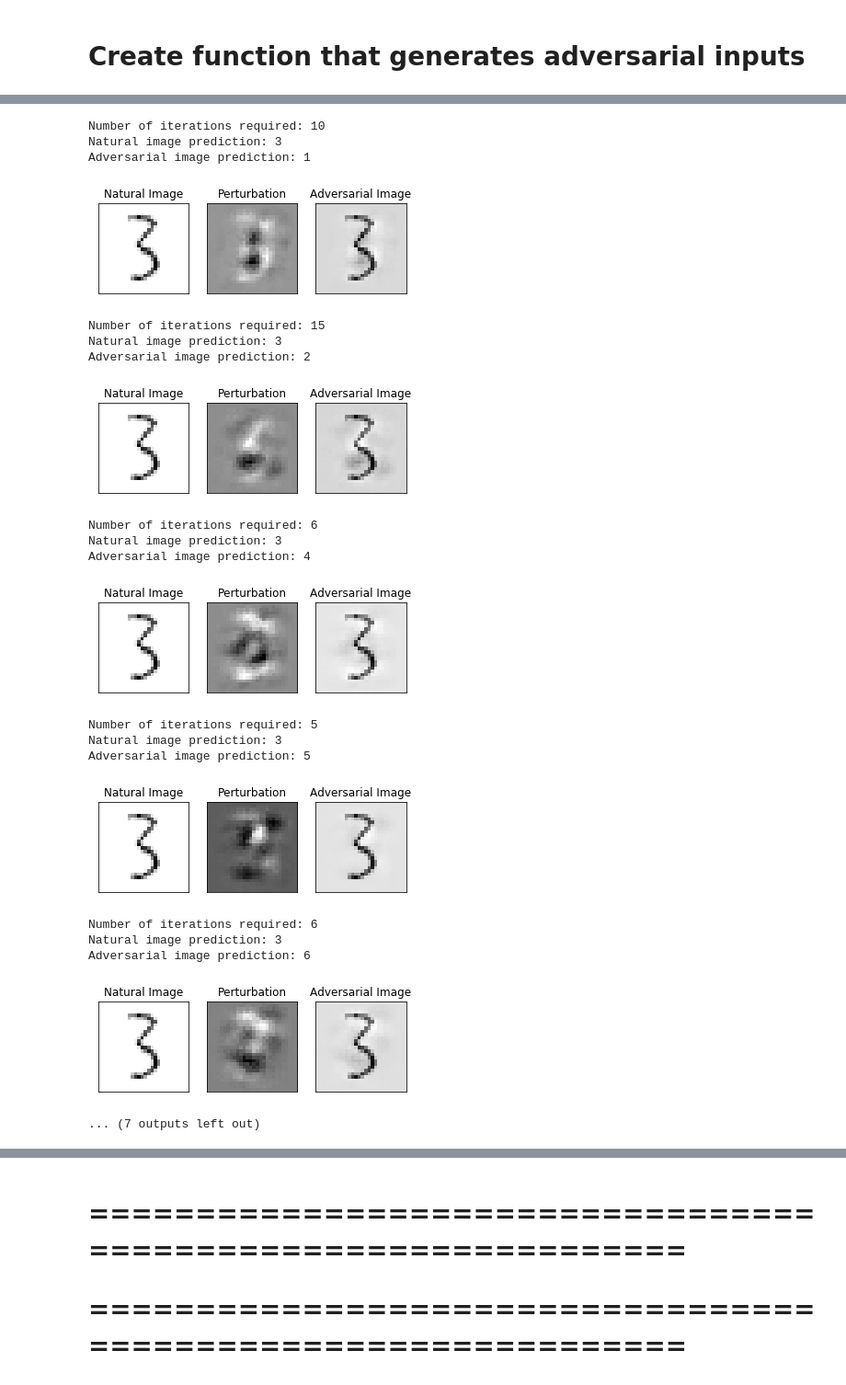
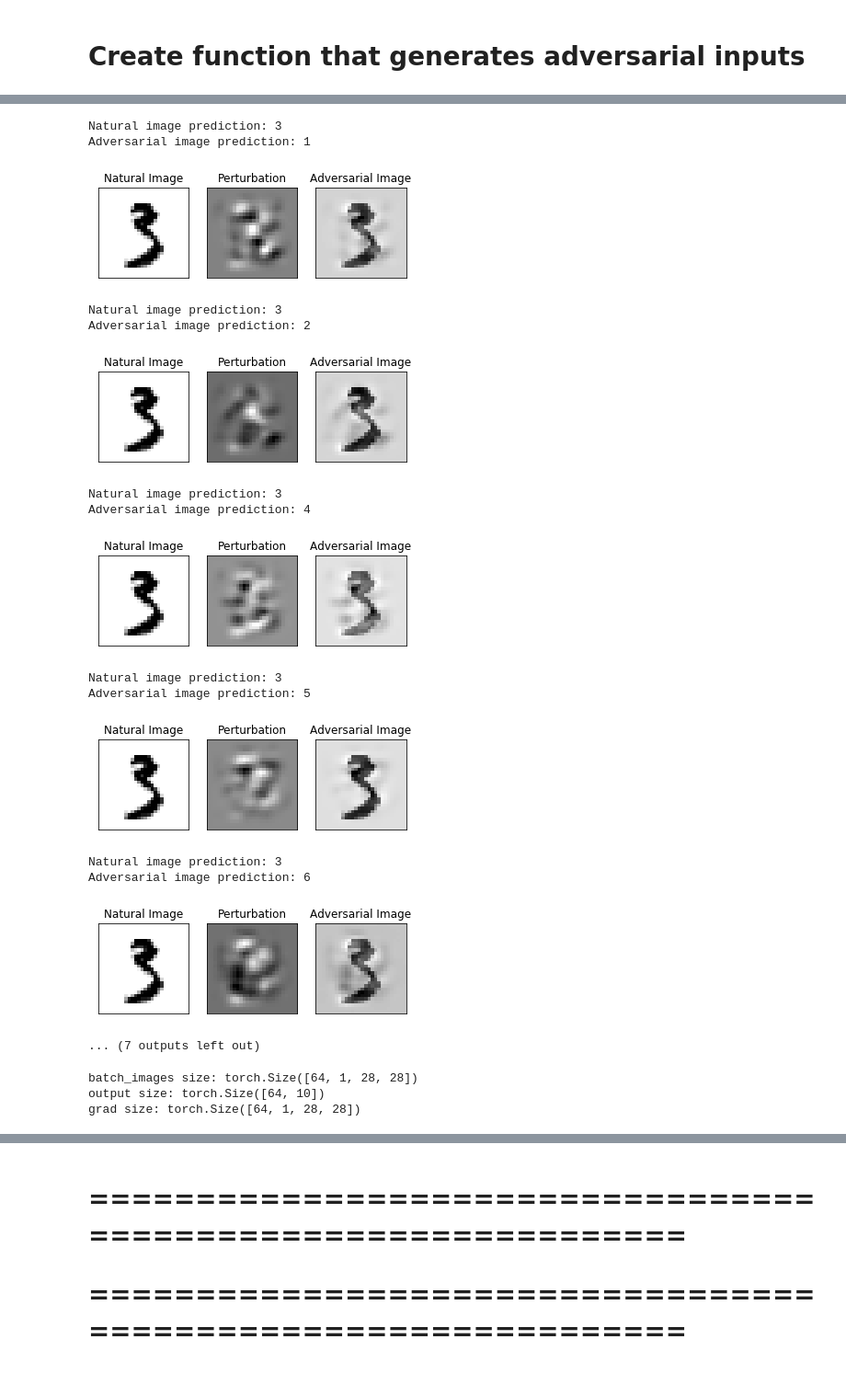
Before and after one commit to justinpyron/CS-231, a Jupyter notebook: Project/get_examples/get_adversarial_images.ipynb, the cells around one changed output, grey strips where cells are left out. Shown at 92% size. Cells and saved outputs as stored; diff of their text form; code cells hidden in the pictures.

Commit message:
Generate adversarial images in batches

```diff
--- a/Project/get_examples/get_adversarial_images.ipynb
+++ b/Project/get_examples/get_adversarial_images.ipynb
@@ -103,7 +103,7 @@ trainset = MNIST(
     root='mnist_png/training',
     preload=True,
     transform=transforms.ToTensor(),
-    subset = 2000
+    subset = 1000
 )
 
 # Use the torch dataloader to iterate through the dataset
@@ -114,7 +114,7 @@ testset = MNIST(
     root='mnist_png/testing',
     preload=True,
     transform=transforms.ToTensor(),
-    subset = 400
+    subset = 200
 )
 # Use the torch dataloader to iterate through the dataset
 testset_loader = DataLoader(testset, batch_size=1000, shuffle=False, num_workers=1)
@@ -317,7 +261,7 @@ Predicted label: 6
 # %% [markdown]
 # Create function that generates adversarial inputs
 # %%
-def FGVM(input_img, input_label, model, target, epsilon, num_iters=1000):
+def FGVM(input_img, input_label, model, target, epsilon=5e-2, num_iters=1000):
     '''
     Generate an adversarial image utilizing the Fast Gradient Value method
     As described on page 6 here https://arxiv.org/abs/1712.07107
@@ -345,8 +289,6 @@ def FGVM(input_img, input_label, model, target, epsilon, num_iters=1000):
         grad = torch.autograd.grad(outputs=output, inputs=input_img, grad_outputs=dout)[0]
 
         with torch.no_grad():
-#             perturbation.add_(epsilon * torch.sign(grad))  # only using sign works very poorly
-#             input_img.add_(epsilon * torch.sign(grad))  # only using sign works very poorly
             perturbation.add_(epsilon * grad)
             input_img.add_(epsilon * grad)
 
@@ -381,12 +323,13 @@ def compare_plots(natural, perturbation, adversary):
     plt.show()
 # %%
 # i = np.random.randint(len(testset))
-i = 1501
+i = 701
 target = 2
 eps = 5e-2
 num_iters = 5000
 
 t, t_label = testset[i] # Get one training example to work with
+natural = t.unsqueeze(0)
 
 print('True label: {}'.format(t_label))
 # print('Target class: {}'.format(target))
@@ -406,7 +349,7 @@ begin = time.time()
 for j in range(10):
     if j == t_label:
         continue
-    natural, pert, adv = FGSM(t, t_label, model, j, eps, num_iters)
+    pert, adv = FGVM(t, t_label, model, j, eps, num_iters)
 
     nat_pred = model(natural).max(1, keepdim=True)[1][0,0].item()
     adv_pred = model(adv).max(1, keepdim=True)[1][0,0].item()
@@ -428,21 +370,16 @@ Adversarial image prediction: 0
-Number of iterations required: 10
 Natural image prediction: 3
 Adversarial image prediction: 1
-[figure, old version]
+[figure, new version]
-Number of iterations required: 15
 Natural image prediction: 3
 Adversarial image prediction: 2
-[figure, old version]
+[figure, new version]
-Number of iterations required: 6
 Natural image prediction: 3
 Adversarial image prediction: 4
-[figure, old version]
+[figure, new version]
-Number of iterations required: 5
 Natural image prediction: 3
 Adversarial image prediction: 5
-[figure, old version]
+[figure, new version]
-Number of iterations required: 6
 Natural image prediction: 3
 Adversarial image prediction: 6
-[figure, old version]
+[figure, new version]
 ... (7 outputs left out)
@@ -448,0 +398,8 @@ Adversarial image prediction: 6
+# %%
+print('batch_images size: {}'.format(batch_images.size()))
+print('output size: {}'.format(output.size()))
+print('grad size: {}'.format(grad.size()))
+# %% [output]
+batch_images size: torch.Size([64, 1, 28, 28])
+output size: torch.Size([64, 10])
+grad size: torch.Size([64, 1, 28, 28])
```
Also changed, not shown: parts of 19 cells of this notebook.
